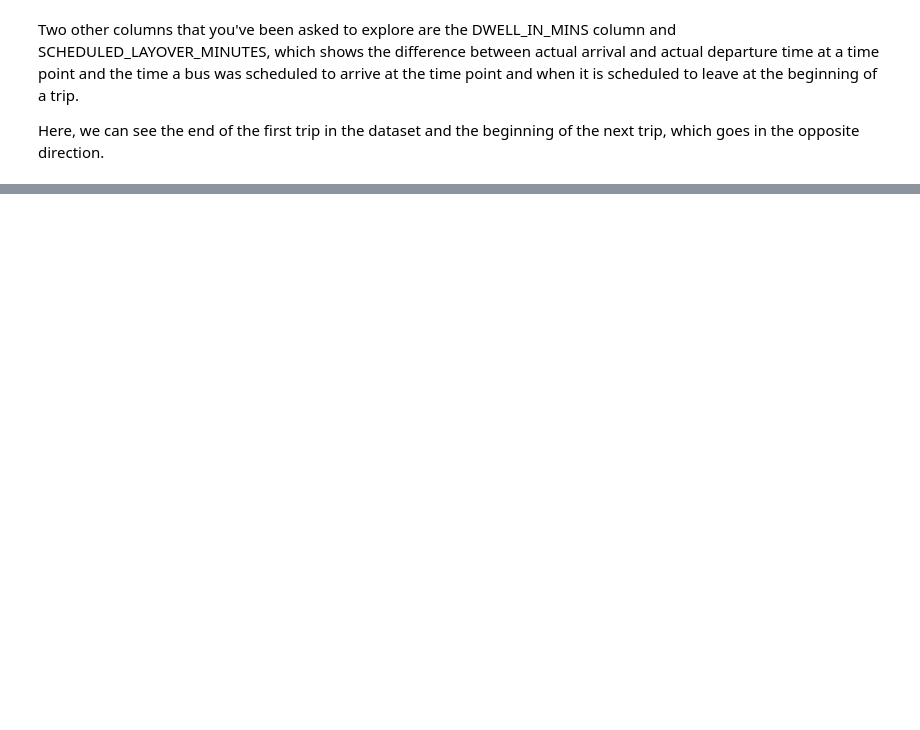
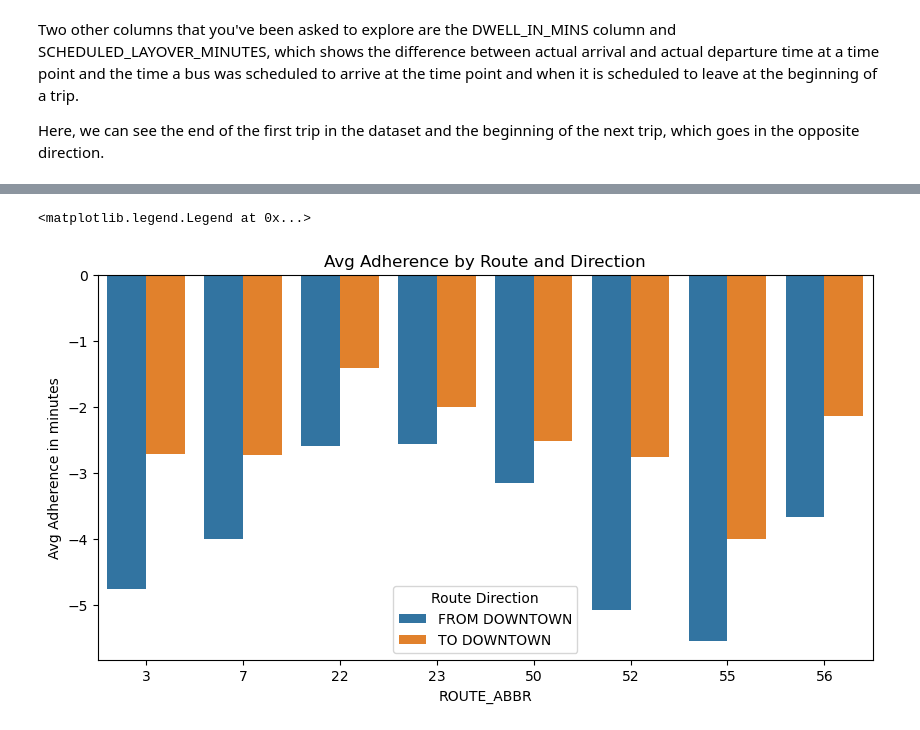
Before and after one commit to NSS-Data-Analytics-Cohort-11/wego-the-brotherhood-of-steel, a Jupyter notebook: notebooks/WeGo_Data_Project.ipynb, the cells around one changed output, grey strips where cells are left out. Saved outputs shown, nothing was run; the diff lists cells and outputs as text; code cells hidden in the pictures; blank space fills up the shorter version.

```diff
--- a/notebooks/WeGo_Data_Project.ipynb
+++ b/notebooks/WeGo_Data_Project.ipynb
@@ -146,0 +463,3 @@ perc_late
+# %%
+wego['hdwy_perc'] = (wego['HDWY_DEV'] / wego['SCHEDULED_HDWY']) * 100
+wego.head(60)
@@ -146,0 +533,3 @@ perc_late
+# %%
+wego_avg_route = wego.groupby(['ROUTE_ABBR', 'ROUTE_DIRECTION_NAME']).agg(avg_adherence = ('ADHERENCE', 'mean'), avg_hdwy_perc = ('hdwy_perc','mean')).reset_index()
+wego_avg_route
@@ -146,0 +554,9 @@ perc_late
+# %%
+plt.figure(figsize=(10, 5))
+sns.barplot(data=wego_avg_route, x='ROUTE_ABBR', y='avg_adherence', hue='ROUTE_DIRECTION_NAME')
+plt.title('Avg Adherence by Route and Direction')
+plt.ylabel('Avg Adherence in minutes')
+plt.legend(title='Route Direction')
+# %% [output]
+<matplotlib.legend.Legend at 0x...>
+[figure, added]
```
Also changed, not shown: parts of 61 cells of this notebook.
